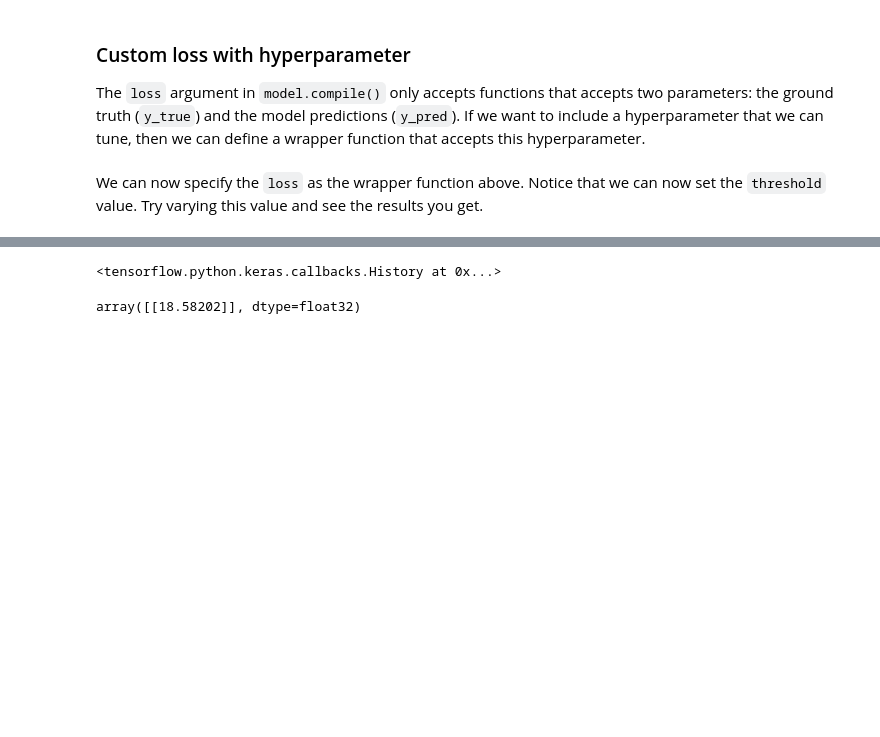
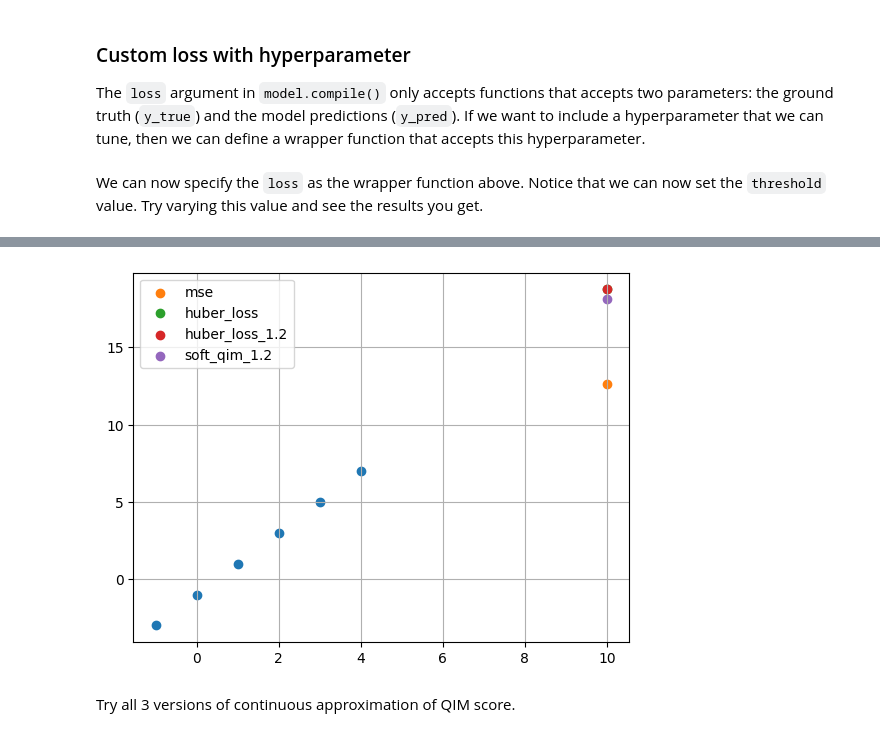
Before and after one commit to yiqiao-yin/WYNAssociates, a Jupyter notebook: docs/ref-deeplearning/ex28b - quantized influence versus cosine similarity.ipynb, the cells around one changed output, grey strips where cells are left out. Saved outputs shown, nothing was run; the diff lists cells and outputs as text; code cells hidden in the pictures; blank space fills up the shorter version.

```diff
--- a/docs/ref-deeplearning/ex28b - quantized influence versus cosine similarity.ipynb
+++ b/docs/ref-deeplearning/ex28b - quantized influence versus cosine similarity.ipynb
@@ -712,0 +787,3 @@ You can specify the loss by instantiating an object from your custom loss class.
+# %%
+y_sqim = model.predict([10.0])
+y_sqim
@@ -712,0 +793,12 @@ You can specify the loss by instantiating an object from your custom loss class.
+# %%
+plt.scatter(xs, ys);
+plt.scatter(10.0, y_mse, label='mse');
+plt.scatter(10.0, y_hl, label='huber_loss');
+plt.scatter(10.0, y_hlt, label='huber_loss_1.2')
+plt.scatter(10.0, y_sqim, label='soft_qim_1.2')
+plt.grid()
+plt.legend();
+# %% [output]
+[figure, added]
+# %% [markdown]
+Try all 3 versions of continuous approximation of QIM score.
@@ -713,14 +811,9 @@ You can specify the loss by instantiating an object from your custom loss class.
 # %%
+# Model definition
 model = tf.keras.Sequential([
-    tf.keras.layers.Dense(1, input_shape=[1,])
+    tf.keras.layers.Dense(1, input_shape=[1])
 ])
 
-model.compile(optimizer='sgd', loss=MyHuberLoss(threshold=1.02))
-model.fit(xs, ys, epochs=500, verbose=0)
+# Compile and fit model
+model.compile(optimizer='sgd', loss=customized_mse)
+history0 = model.fit(xs, ys, epochs=20, verbose=0)
-# %% [output]
-<tensorflow.python.keras.callbacks.History at 0x...>
-# %%
-y_hltc = model.predict([10.0])
-y_hltc
-# %% [output]
-array([[18.58202]], dtype=float32)
```
Also changed, not shown: parts of 36 cells of this notebook.
